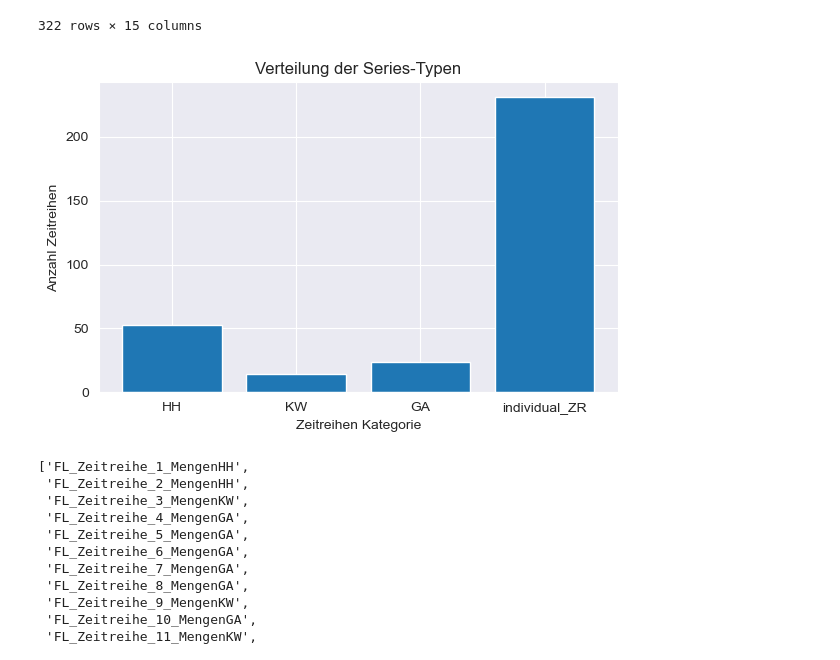
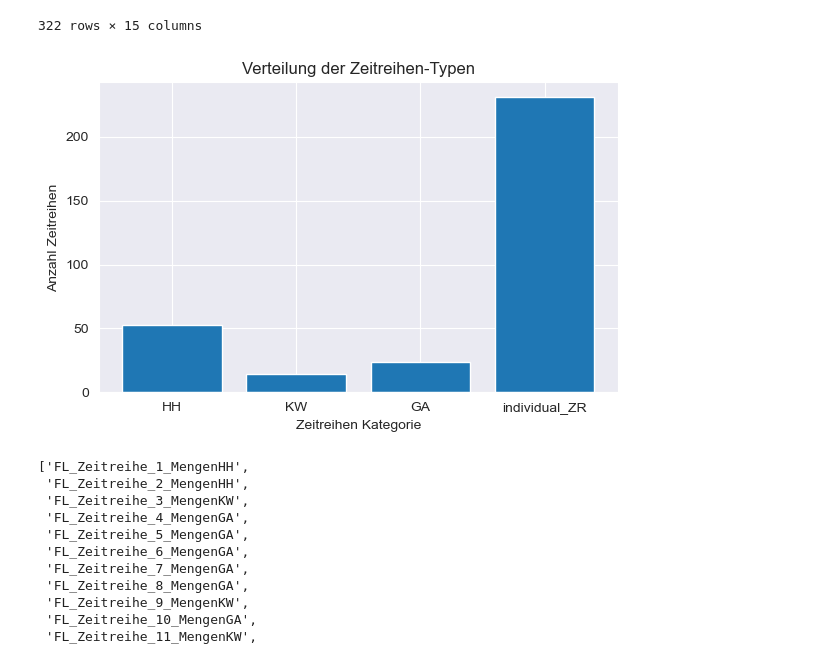
Before and after one commit to johannesgl4d0s/ersatzwerte_project, a Jupyter notebook: notebooks/01_02_exploration_in_MA.ipynb, the cells around one changed output. Cells and saved outputs as stored; diff of their text form; code cells hidden in the pictures.

```diff
--- a/notebooks/01_02_exploration_in_MA.ipynb
+++ b/notebooks/01_02_exploration_in_MA.ipynb
@@ -269,32 +269,32 @@ plt.show()
 # %%
 from collections import Counter
 import matplotlib.pyplot as plt
 import re
 
 keys = list(df.columns)
 
 # 1) Typ je Spalte bestimmen
 def series_type(col: str) -> str:
     m = re.search(r"_Mengen(HH|KW|GA)$", col)
     return m.group(1) if m else "individual_ZR"
 
 types = [series_type(k) for k in keys]
 
 # 2) Zählen + feste Reihenfolge
 order = ["HH", "KW", "GA", "individual_ZR"]
 counts = Counter(types)
 y = [counts.get(k, 0) for k in order]
 
 # 3) Plot
 plt.figure(figsize=(6,4))
 plt.bar(order, y)
 plt.xlabel("Zeitreihen Kategorie")
 plt.ylabel("Anzahl Zeitreihen")
-plt.title("Verteilung der Series-Typen")
+plt.title("Verteilung der Zeitreihen-Typen")
 plt.tight_layout()
 plt.show()
 # %% [output]
-[figure, old version]
+[figure, new version]
 # %%
 list(df.columns)
 # %% [output]
```
